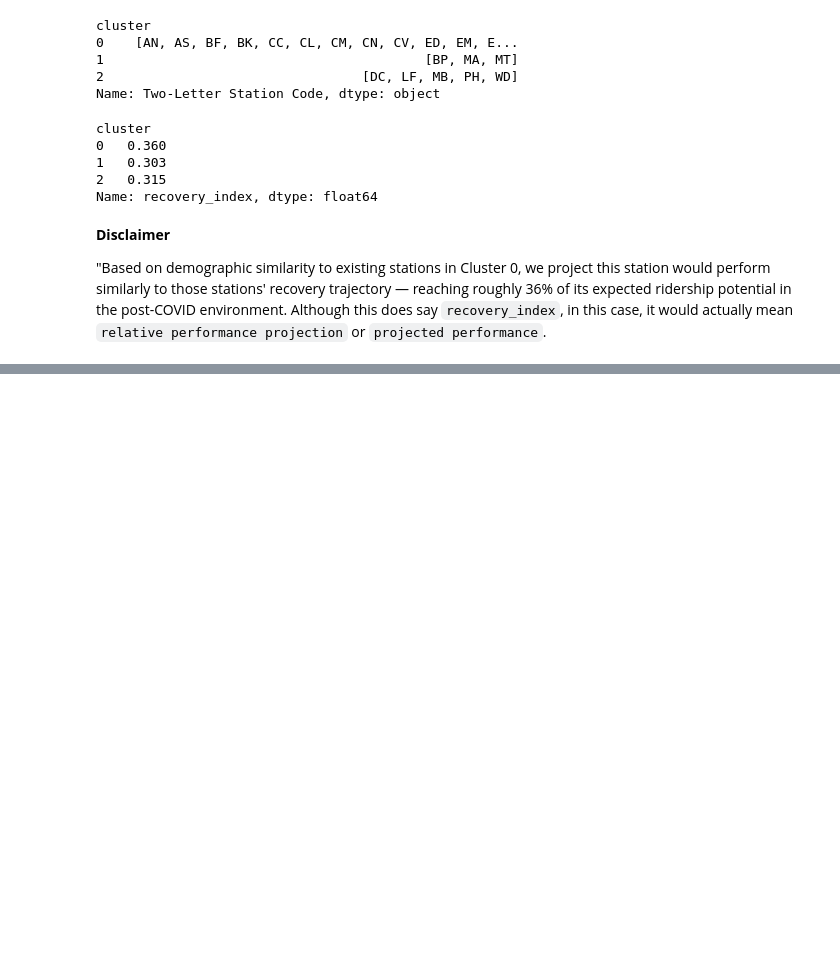
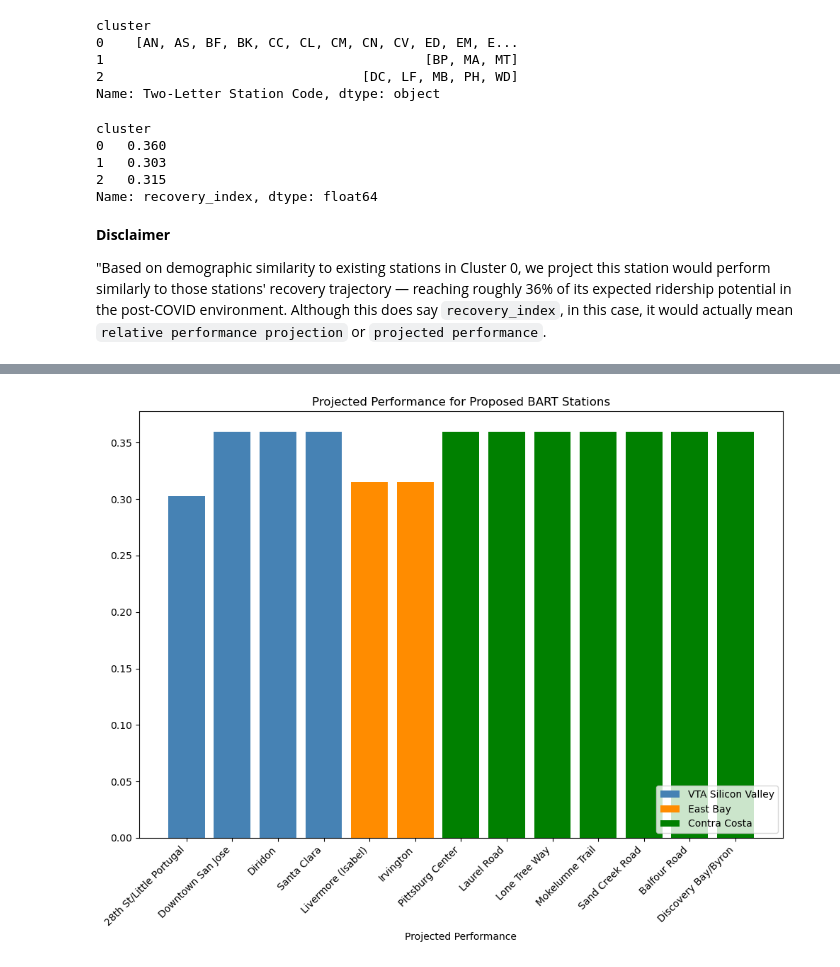
Before and after one commit to Shiv0406/BartProj, a Jupyter notebook: data-exploration.ipynb, the cells around one changed output, grey strips where cells are left out. Drawn from its saved outputs; the diff is of its cells as text; code cells hidden in the pictures; blank space fills up the shorter version.

```diff
--- a/data-exploration.ipynb
+++ b/data-exploration.ipynb
@@ -1437,3 +1437,9 @@ Name: recovery_index, dtype: float64
 **Disclaimer**
 
 "Based on demographic similarity to existing stations in Cluster 0, we project this station would perform similarly to those stations' recovery trajectory — reaching roughly 36% of its expected ridership potential in the post-COVID environment. Although this does say `recovery_index`, in this case, it would actually mean `relative performance projection` or `projected performance`.
+# %%
+X_proposed = proposed_df[["pop_density", "mhi"]]
+X_proposed_scaled = scaler.transform(X_proposed)
+
+proposed_df["cluster"] = kmeans.predict(X_proposed_scaled)
+proposed_df[["station", "corridor", "pop_density", "mhi", "cluster"]]
@@ -1439,0 +1461,4 @@ Name: recovery_index, dtype: float64
+# %%
+cluster_recovery = station_recovery_2023.groupby("cluster")["recovery_index"].mean()
+proposed_df["projected_performance"] = proposed_df["cluster"].map(cluster_recovery)
+proposed_df[["station", "corridor", "cluster", "projected_performance"]]
@@ -1439,0 +1480,19 @@ Name: recovery_index, dtype: float64
+# %%
+fig, ax = plt.subplots(figsize=(10, 8))
+
+colors = {"VTA Silicon Valley": "steelblue", "East Bay": "darkorange", "Contra Costa": "green"}
+
+for _, row in proposed_df.iterrows():
+    ax.bar(row["station"], row["projected_performance"], color=colors[row["corridor"]])
+
+from matplotlib.patches import Patch
+legend_elements = [Patch(facecolor=v, label=k) for k, v in colors.items()]
+ax.legend(handles=legend_elements, loc="lower right")
+
+ax.set_xlabel("Projected Performance")
+ax.set_title("Projected Performance for Proposed BART Stations")
+plt.xticks(rotation=45, ha="right")
+plt.tight_layout()
+plt.show()
+# %% [output]
+[figure, added]
```
Also changed, not shown: parts of 5 cells of this notebook.
